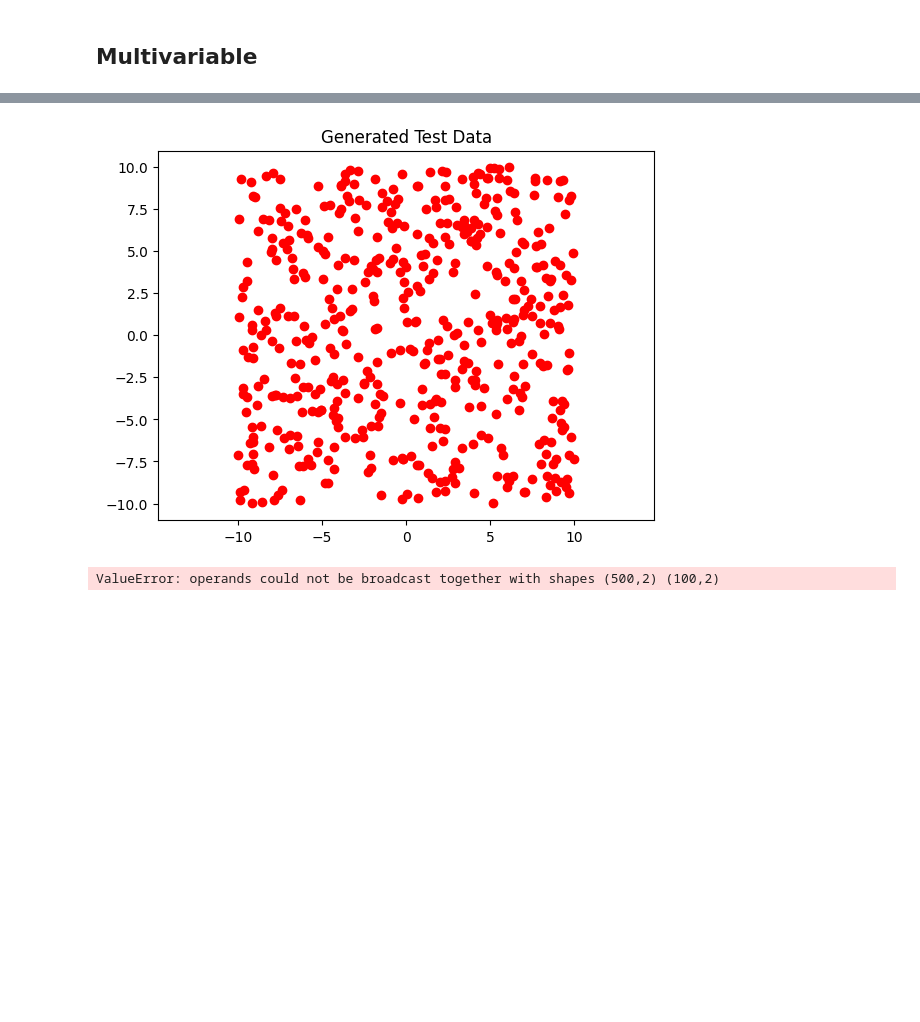
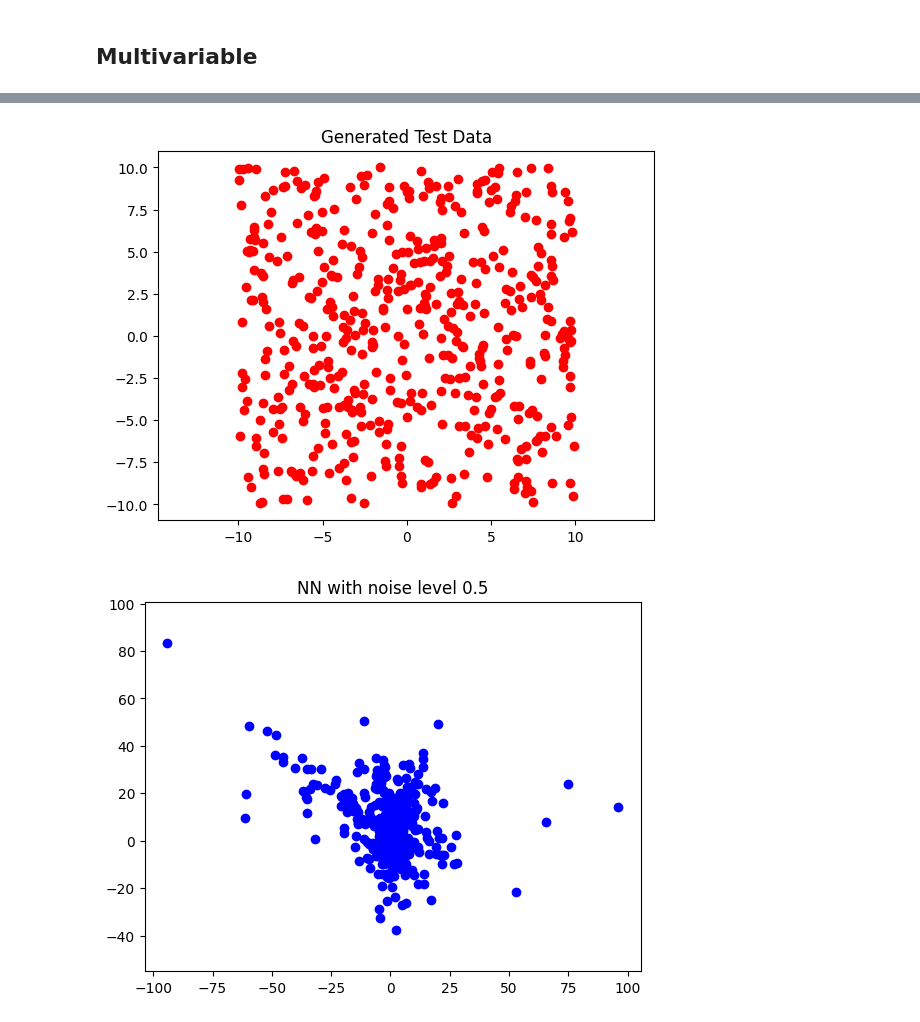
Before and after one commit to kh-ryu/cvx_project, a Jupyter notebook: denosing_score_matching.ipynb, the cells around one changed output, grey strips where cells are left out. Saved outputs shown, nothing was run; the diff lists cells and outputs as text; code cells hidden in the pictures; blank space fills up the shorter version.

```diff
--- a/denosing_score_matching.ipynb
+++ b/denosing_score_matching.ipynb
@@ -16,7 +16,7 @@ noise = 0.2       # Noise level
 theta = np.linspace(0, num_turns * 2 * np.pi, num_points)
 
 # Generate the radii (distance from origin)
-r = np.linspace(0, 10, num_points)
+r = np.linspace(0, 15, num_points)
 
 # Convert polar coordinates (r, theta) to Cartesian coordinates (x, y)
 x = r * np.cos(theta)
@@ -104,24 +103,29 @@ Z_list = []
 
 for i in range(len(noise_level)):
     epsilon = noise_level[i]
+    print(f'Noise level: {epsilon}')
     # l is label matrix
-    # l = label_matrix[i]
-    l = np.random.multivariate_normal([0, 0], np.eye(2), C)
-    l = l / epsilon
+    l = label_matrix[i]
+    # l = np.random.multivariate_normal([0, 0], np.eye(2), C)
+    l = l / epsilon # Still not sure if it should be division or multiplication
 
-    reg_lambda = 1
+    reg_lambda = 0.1
     z = cp.Variable((C, D))
 
     # Define the optimization problem
-    regularization_term = reg_lambda * cp.sum([cp.norm(z[:, i], 2) for i in range(D)])
-    objective = cp.Minimize(cp.norm(K_list[i].T @ z - l, 'fro')**2 + regularization_term)
+    # regularization_term = reg_lambda * cp.sum([cp.norm(z[i, :], 1) for i in range(C)]) # Modified to the norm over row
+    regularization_term = reg_lambda * cp.sum([cp.norm(z[:, i], 2) for i in range(D)]) # Following paper notation of norm over column
+    objective = cp.Minimize(cp.norm(K_list[i] @ z - l, 'fro')**2 + regularization_term)
 
     # Solve the optimization problem
     problem = cp.Problem(objective)
-    problem.solve(verbose=True, solver='ECOS')
+    problem.solve(solver='MOSEK')
 
     # Extract the optimal value and optimal Z
     optimal_value = problem.value
     optimal_Z = z.value
     Z_list.append(optimal_Z)
+
+    print(f'Optimal value: {optimal_value}')
+    print(f'Optimal Z: {optimal_Z}')
 # %% [output]
@@ -154,16 +150,15 @@ for i in range(len(noise_level)):
 # Achieve NN
 # They fucked up the notation in Eq 34...,
 # We should look Eq 48 of arxiv.org/pdf/2309.16512
-# I'm interpreting Z_j as the j-th row of Z, and x_i x_j as a row in x
-def NN(x: np.ndarray, optimal_Z: np.ndarray) -> np.ndarray:
+# I'm interpreting Z_j as the j-th row of Z, and x_i as x, and x_j as row in training data
+def NN(x: np.ndarray, optimal_Z: np.ndarray, training_data: np.ndarray) -> np.ndarray:
     output = np.zeros_like(x)
-    idx_combinations = list(itertools.combinations(np.arange(N), D-1))
+
     for j in range(C):
         Z_j = optimal_Z[j]
-        x_i = x[j]
-        x_j = x[idx_combinations[j]]
+        x_j = training_data[j]
 
-        numerator = np.cross(x_i, x_j)
+        numerator = np.cross(x, x_j)
         numerator = np.maximum(numerator, 0)
 
         denominator = np.linalg.norm(x_j, ord=1)
@@ -173,31 +168,32 @@ def NN(x: np.ndarray, optimal_Z: np.ndarray) -> np.ndarray:
     return output
 # %%
 # Sample
-x_T = np.random.uniform(-10, 10, (100, 2))
+x_T = np.random.uniform(-10, 10, (500, 2))
 
 plt.scatter(x_T[:, 0], x_T[:, 1], color='red', label='Original')
 plt.axis('equal')
 plt.title('Generated Test Data')
 plt.show()
 
 steps_per_noise = [5, 5, 5, 5, 15]
 
 x = x_T.copy()
 eta = 1
 
 for i in range(5):
     optimal_Z = Z_list[i]
     epsilon = noise_level[i]
 
     for j in range(steps_per_noise[i]):
-        NN_output = NN(x, optimal_Z)
-        z_t = np.random.multivariate_normal(mean=np.zeros(2), cov=epsilon*np.eye(D), size=x.shape[0])
-        x = x + eta*NN_output + np.sqrt(2*eta)*z_t
+        for k in range(x.shape[0]):
+            NN_output = NN(x[k], optimal_Z, training_data[i])
+            z_t = np.random.multivariate_normal(mean=np.zeros(2), cov=epsilon*np.eye(D))
+            x[k] = x[k] + eta*NN_output + np.sqrt(2*eta)*z_t
 
     plt.scatter(x[:, 0], x[:, 1], color='blue', label='Diffusion')
     plt.axis('equal')
     plt.title(f'NN with noise level {epsilon}')
     plt.show()
 # %% [output]
-[figure, old version]
+[figure, new version]
-ValueError: operands could not be broadcast together with shapes (500,2) (100,2)
+[figure, added]
```
Also changed, not shown: parts of 6 cells of this notebook.
